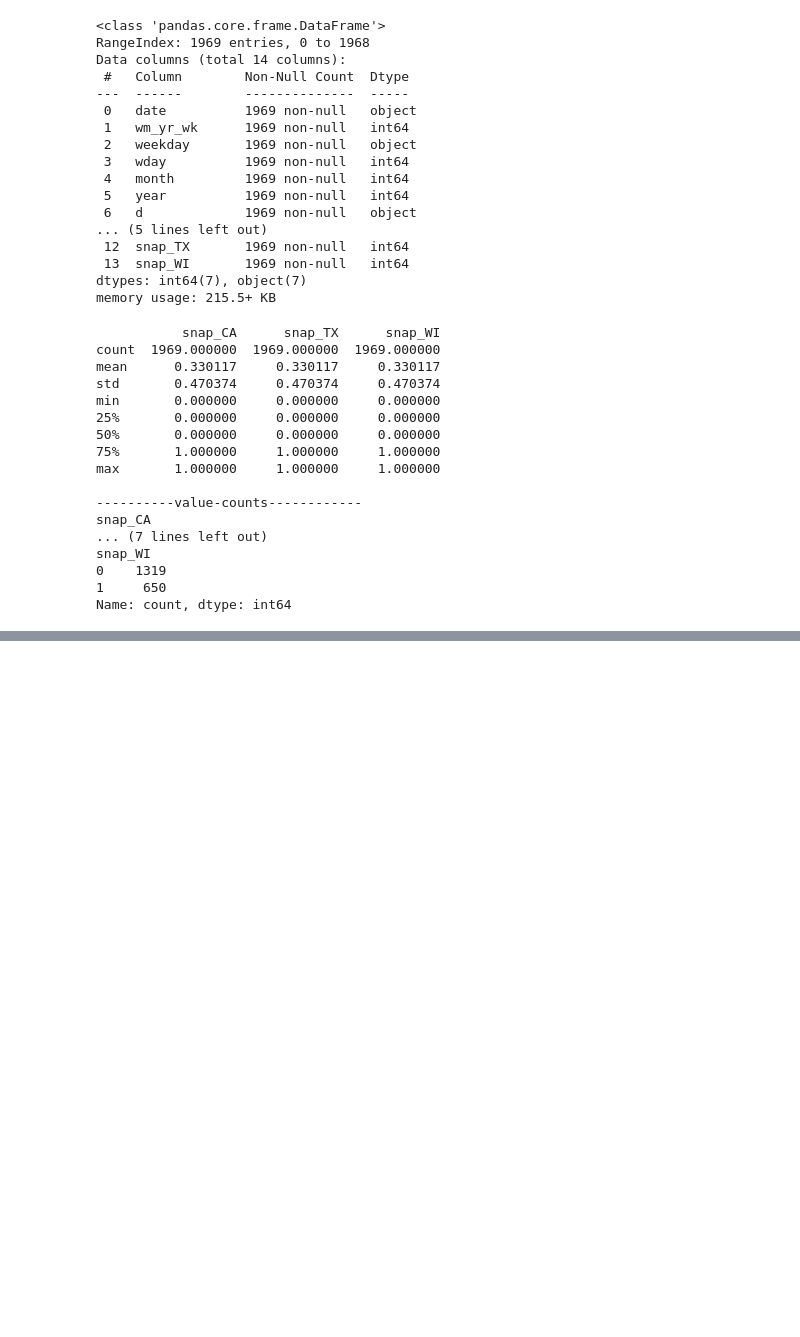
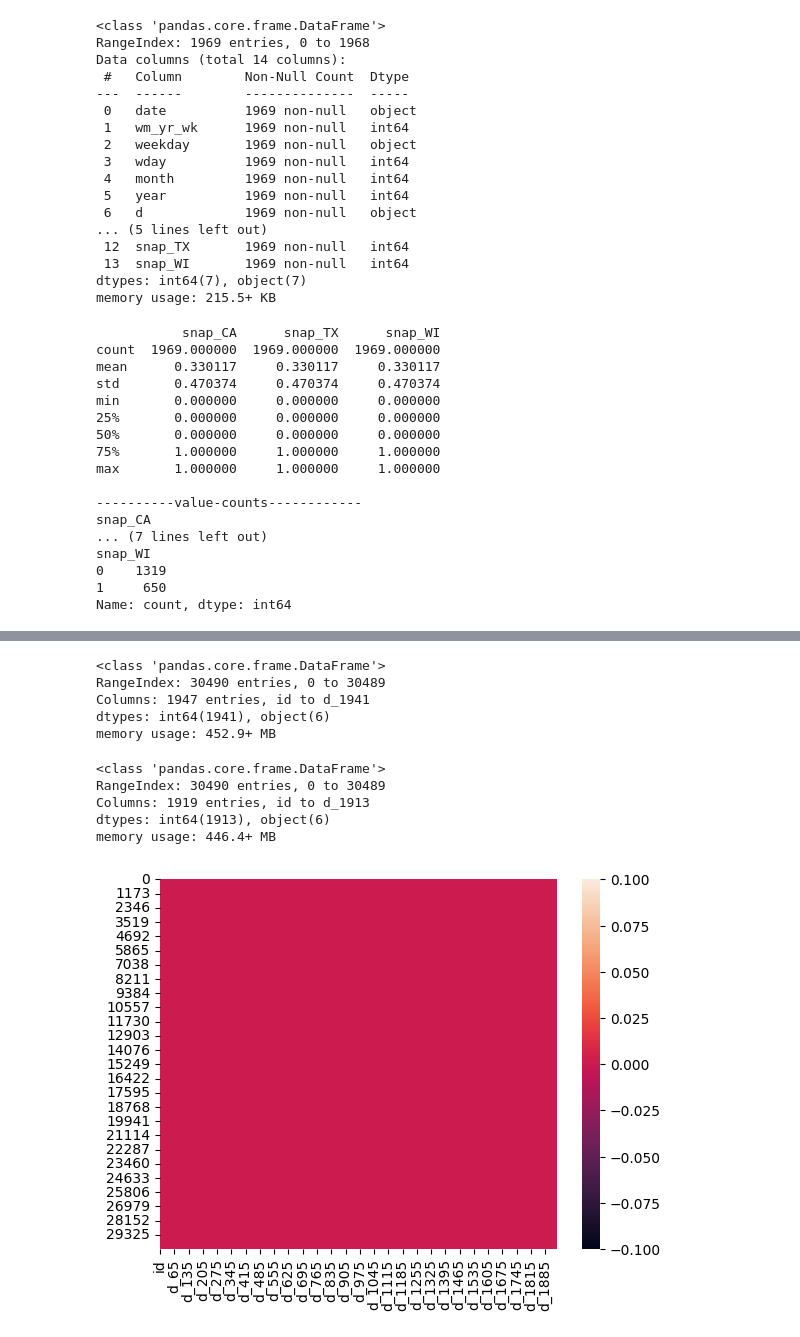
Before and after one commit to JimmysDataLab/Inventory-Forecasting-and-Modeling, a Jupyter notebook: notebooks/exploratory_data_analysis_and_modelling.ipynb, the cells around one changed output, grey strips where cells are left out. Drawn from its saved outputs; the diff is of its cells as text; code cells hidden in the pictures; blank space fills up the shorter version.

```diff
--- a/notebooks/exploratory_data_analysis_and_modelling.ipynb
+++ b/notebooks/exploratory_data_analysis_and_modelling.ipynb
@@ -110,0 +178,21 @@ memory usage: 46.3 KB
+# %%
+sales_train_evaluation_df.info()
+# %% [output]
+<class 'pandas.core.frame.DataFrame'>
+RangeIndex: 30490 entries, 0 to 30489
+Columns: 1947 entries, id to d_1941
+dtypes: int64(1941), object(6)
+memory usage: 452.9+ MB
+# %%
+sales_train_validation_df.info()
+# %% [output]
+<class 'pandas.core.frame.DataFrame'>
+RangeIndex: 30490 entries, 0 to 30489
+Columns: 1919 entries, id to d_1913
+dtypes: int64(1913), object(6)
+memory usage: 446.4+ MB
+# %%
+sns.heatmap(sales_train_evaluation_df.isnull())
+plt.show()
+# %% [output]
+[figure, added]
```
Also changed, not shown: parts of 9 cells of this notebook.
